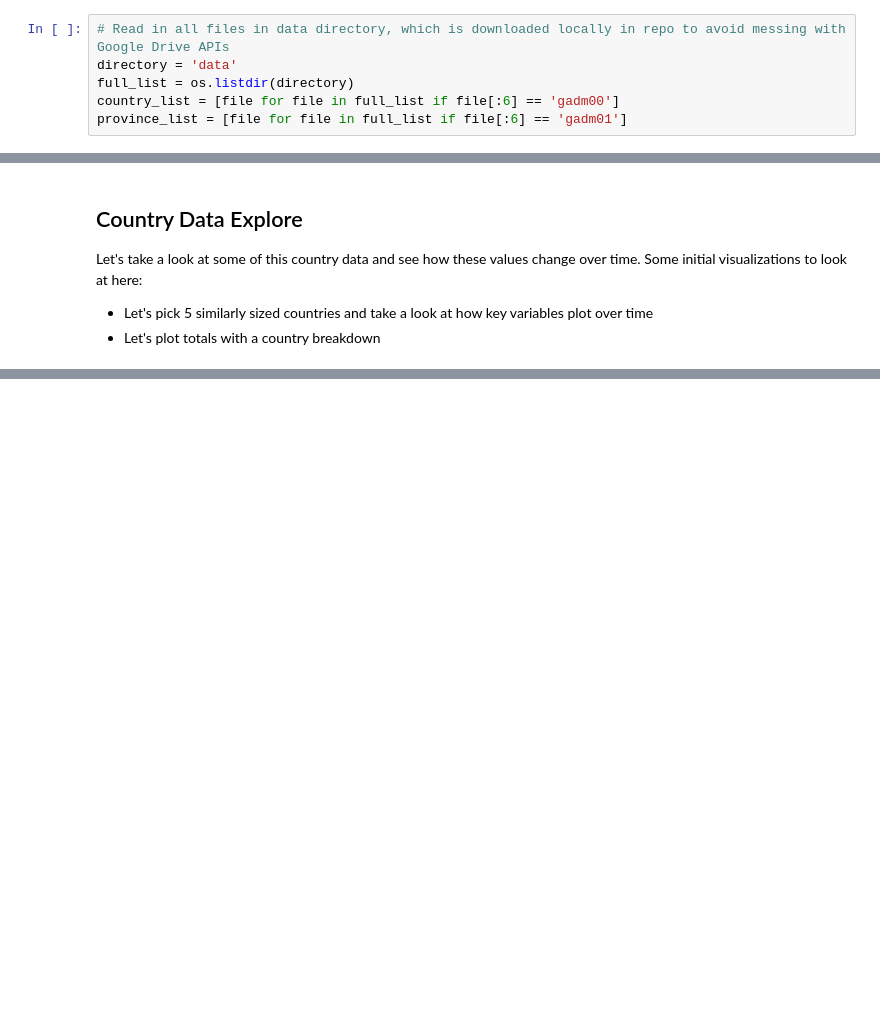
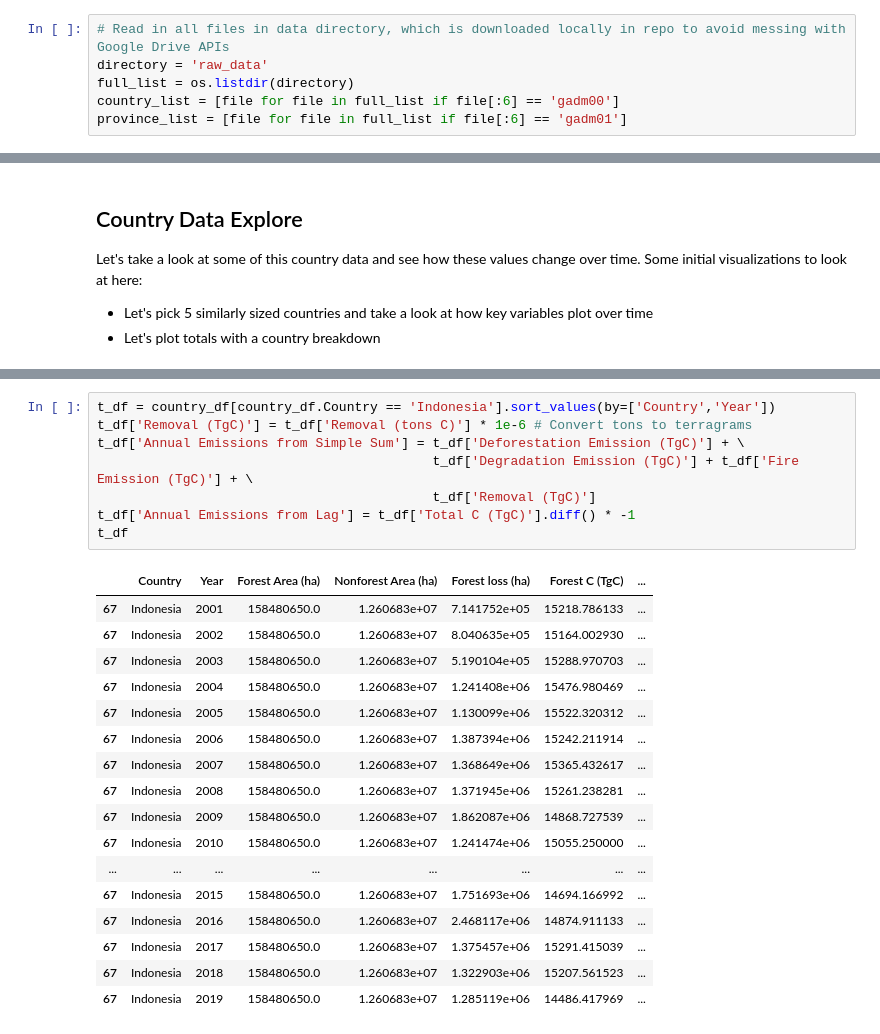
Before and after one commit to danhammer/asset-emissions, a Jupyter notebook: forest_data/Forest Data Annual Explore.ipynb, the cells around one changed output, grey strips where cells are left out. Drawn from its saved outputs; the diff is of its cells as text; blank space fills up the shorter version.

```diff
--- a/forest_data/Forest Data Annual Explore.ipynb
+++ b/forest_data/Forest Data Annual Explore.ipynb
@@ -30,7 +30,7 @@ Data exists in this google drive link: https://drive.google.com/drive/folders/1w
 There are datasets of two different granularities: country and province level forest emissions, which we will read into separate dataframes.
 # %%
 # Read in all files in data directory, which is downloaded locally in repo to avoid messing with Google Drive APIs
-directory = 'data'
+directory = 'raw_data'
 full_list = os.listdir(directory)
 country_list = [file for file in full_list if file[:6] == 'gadm00']
 province_list = [file for file in full_list if file[:6] == 'gadm01']
@@ -143,0 +154,26 @@ for var in variable_list:
+# %%
+t_df = country_df[country_df.Country == 'Indonesia'].sort_values(by=['Country','Year'])
+t_df['Removal (TgC)'] = t_df['Removal (tons C)'] * 1e-6 # Convert tons to terragrams
+t_df['Annual Emissions from Simple Sum'] = t_df['Deforestation Emission (TgC)'] + \
+                                           t_df['Degradation Emission (TgC)'] + t_df['Fire Emission (TgC)'] + \
+                                           t_df['Removal (TgC)']
+t_df['Annual Emissions from Lag'] = t_df['Total C (TgC)'].diff() * -1
+t_df
+# %% [output]
+|  | Country | Year | Forest Area (ha) | Nonforest Area (ha) | Forest loss (ha) | Forest C (TgC) | ... |
+| 67 | Indonesia | 2001 | 158480650.0 | 1.260683e+07 | 7.141752e+05 | 15218.786133 | ... |
+| 67 | Indonesia | 2002 | 158480650.0 | 1.260683e+07 | 8.040635e+05 | 15164.002930 | ... |
+| 67 | Indonesia | 2003 | 158480650.0 | 1.260683e+07 | 5.190104e+05 | 15288.970703 | ... |
+| 67 | Indonesia | 2004 | 158480650.0 | 1.260683e+07 | 1.241408e+06 | 15476.980469 | ... |
+| 67 | Indonesia | 2005 | 158480650.0 | 1.260683e+07 | 1.130099e+06 | 15522.320312 | ... |
+| 67 | Indonesia | 2006 | 158480650.0 | 1.260683e+07 | 1.387394e+06 | 15242.211914 | ... |
+| 67 | Indonesia | 2007 | 158480650.0 | 1.260683e+07 | 1.368649e+06 | 15365.432617 | ... |
+| 67 | Indonesia | 2008 | 158480650.0 | 1.260683e+07 | 1.371945e+06 | 15261.238281 | ... |
+| 67 | Indonesia | 2009 | 158480650.0 | 1.260683e+07 | 1.862087e+06 | 14868.727539 | ... |
+| 67 | Indonesia | 2010 | 158480650.0 | 1.260683e+07 | 1.241474e+06 | 15055.250000 | ... |
+| ... | ... | ... | ... | ... | ... | ... | ... |
+| 67 | Indonesia | 2015 | 158480650.0 | 1.260683e+07 | 1.751693e+06 | 14694.166992 | ... |
+| 67 | Indonesia | 2016 | 158480650.0 | 1.260683e+07 | 2.468117e+06 | 14874.911133 | ... |
+| 67 | Indonesia | 2017 | 158480650.0 | 1.260683e+07 | 1.375457e+06 | 15291.415039 | ... |
+| 67 | Indonesia | 2018 | 158480650.0 | 1.260683e+07 | 1.322903e+06 | 15207.561523 | ... |
+| 67 | Indonesia | 2019 | 158480650.0 | 1.260683e+07 | 1.285119e+06 | 14486.417969 | ... |
```
Also changed, not shown: parts of 6 cells of this notebook, 2 other files.
